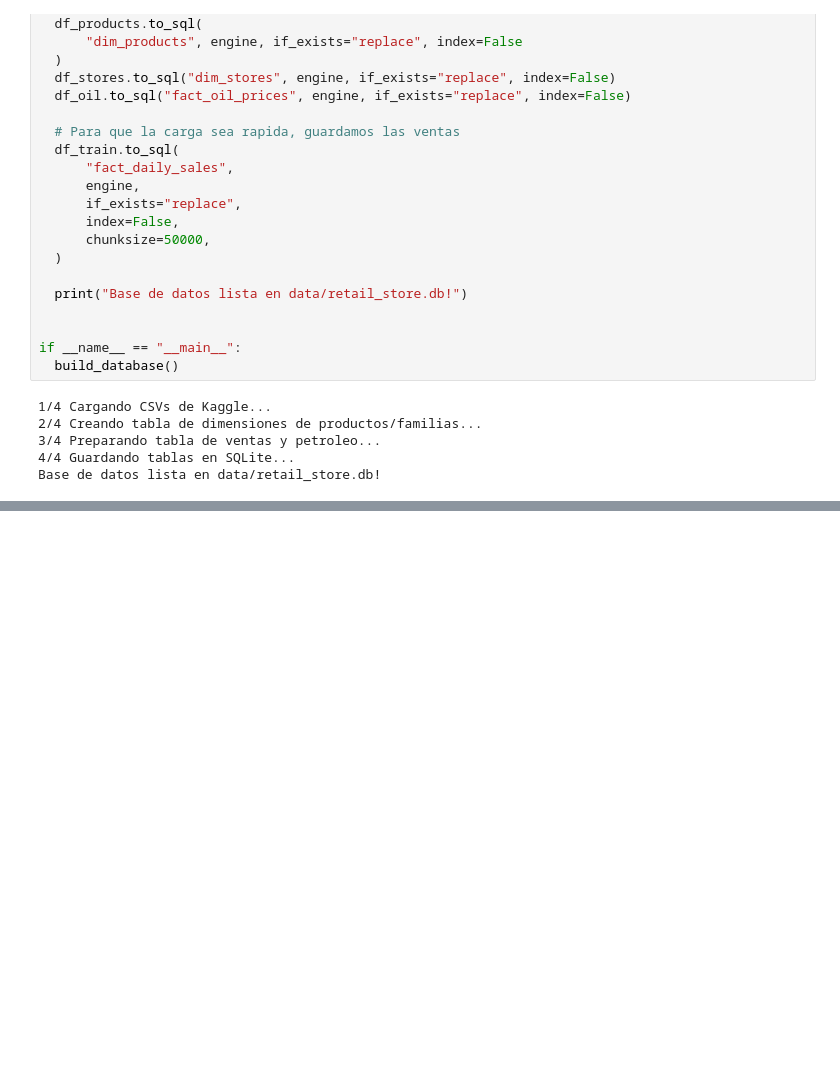
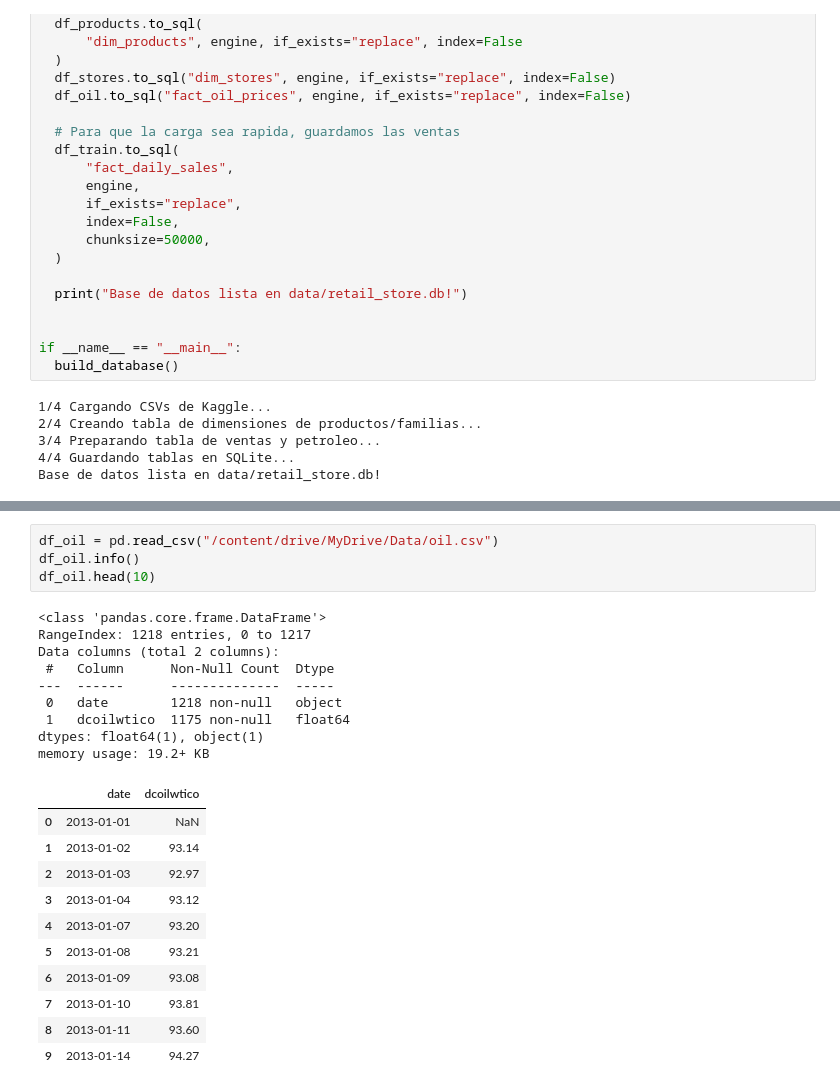
Before and after one commit to Rrricardi/P, a Jupyter notebook: Create_data_sql.ipynb, the cells around one changed output, grey strips where cells are left out. Drawn from its saved outputs; the diff is of its cells as text; blank space fills up the shorter version.

```diff
--- a/Create_data_sql.ipynb
+++ b/Create_data_sql.ipynb
@@ -71,0 +129,25 @@ Base de datos lista en data/retail_store.db!
+# %%
+df_oil = pd.read_csv("/content/drive/MyDrive/Data/oil.csv")
+df_oil.info()
+df_oil.head(10)
+# %% [output]
+<class 'pandas.core.frame.DataFrame'>
+RangeIndex: 1218 entries, 0 to 1217
+Data columns (total 2 columns):
+ #   Column      Non-Null Count  Dtype
+---  ------      --------------  -----
+ 0   date        1218 non-null   object
+ 1   dcoilwtico  1175 non-null   float64
+dtypes: float64(1), object(1)
+memory usage: 19.2+ KB
+|  | date | dcoilwtico |
+| 0 | 2013-01-01 | NaN |
+| 1 | 2013-01-02 | 93.14 |
+| 2 | 2013-01-03 | 92.97 |
+| 3 | 2013-01-04 | 93.12 |
+| 4 | 2013-01-07 | 93.20 |
+| 5 | 2013-01-08 | 93.21 |
+| 6 | 2013-01-09 | 93.08 |
+| 7 | 2013-01-10 | 93.81 |
+| 8 | 2013-01-11 | 93.60 |
+| 9 | 2013-01-14 | 94.27 |
```
Also changed, not shown: parts of 7 cells of this notebook.
